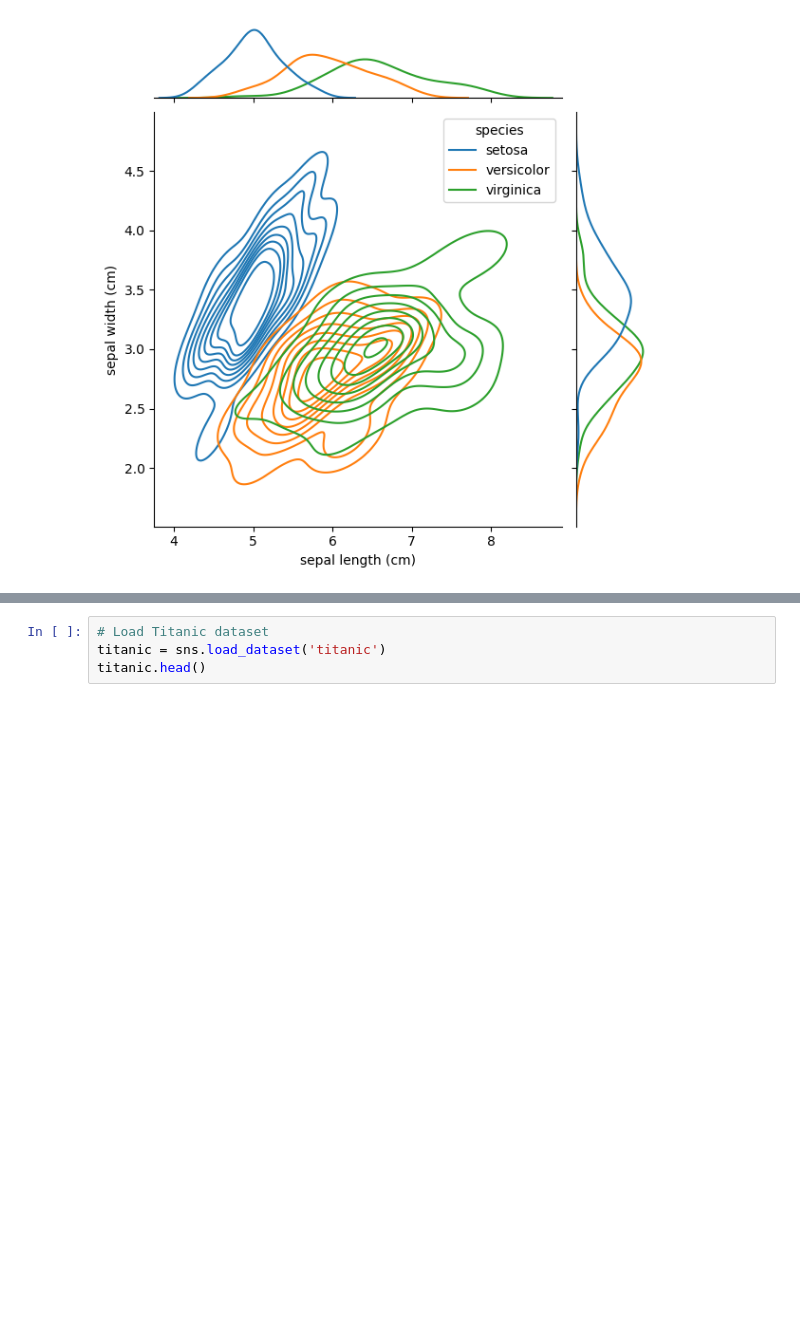
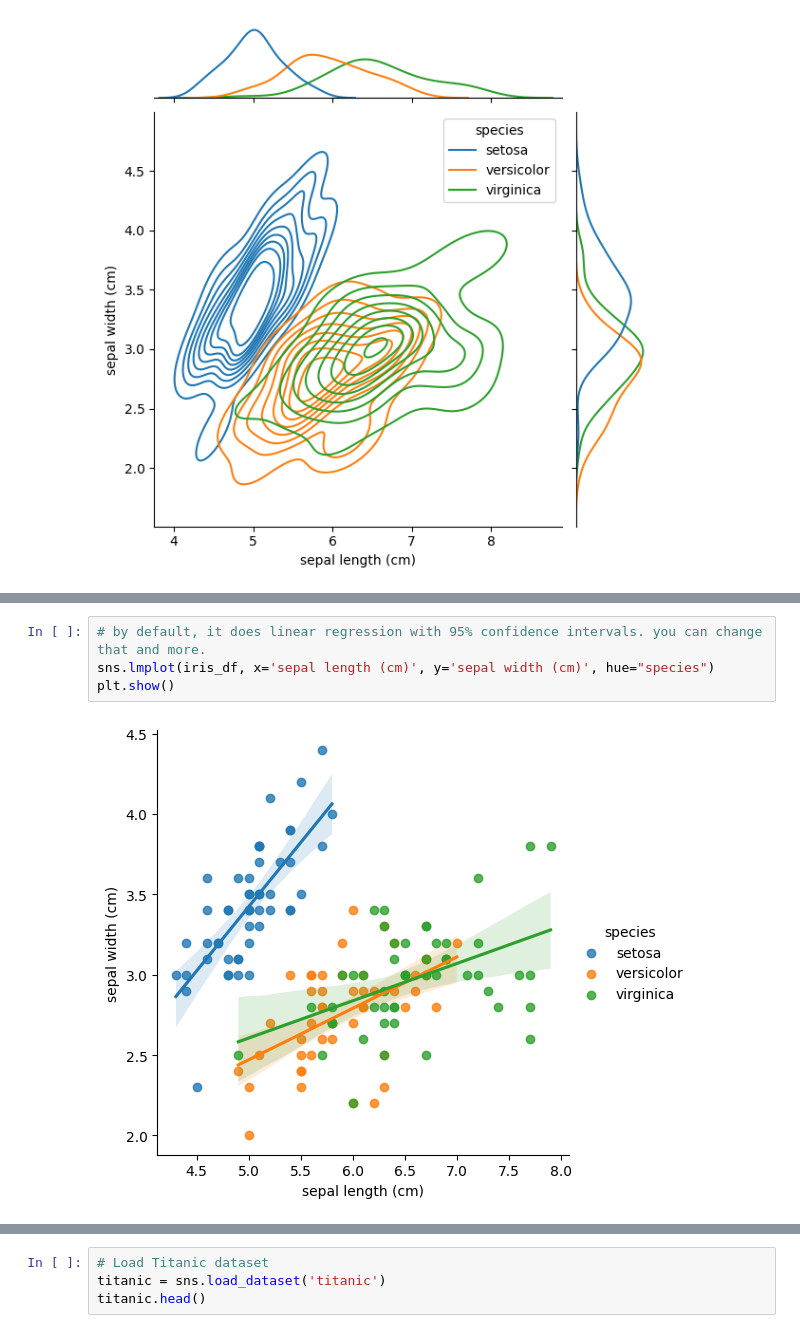
Before and after one commit to Py-ualg/learning-materials, a Jupyter notebook: classroom/004_matplotlib_02.ipynb, the cells around one changed output, grey strips where cells are left out. Drawn from its saved outputs; the diff is of its cells as text; blank space fills up the shorter version.

```diff
--- a/classroom/004_matplotlib_02.ipynb
+++ b/classroom/004_matplotlib_02.ipynb
@@ -53,2 +59,8 @@ sns.pairplot(iris_df, hue="species")
 [figure]
+# %%
+# by default, it does linear regression with 95% confidence intervals. you can change that and more.
+sns.lmplot(iris_df, x='sepal length (cm)', y='sepal width (cm)', hue="species")
+plt.show()
+# %% [output]
+[figure, added]
 # %% [markdown]
```
Also changed, not shown: parts of 5 cells of this notebook, 4 other files.
